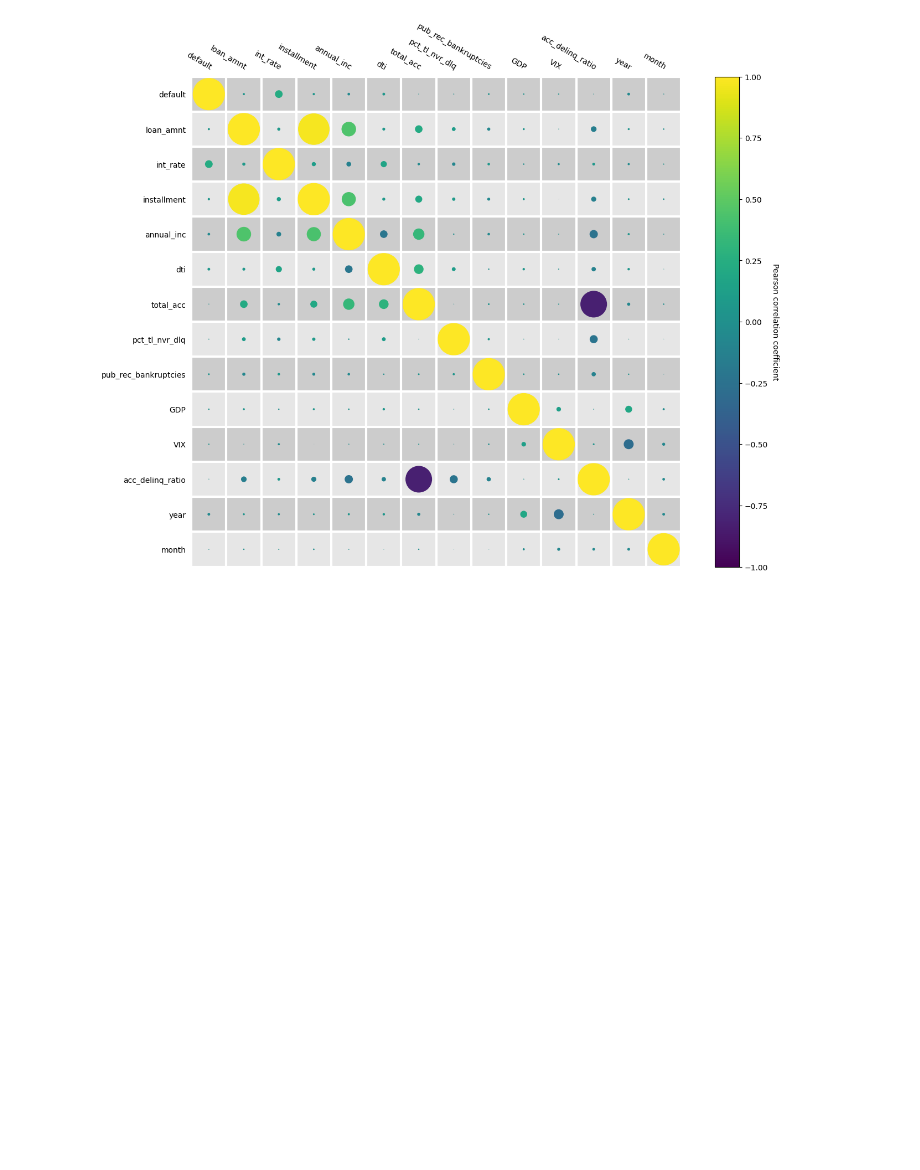
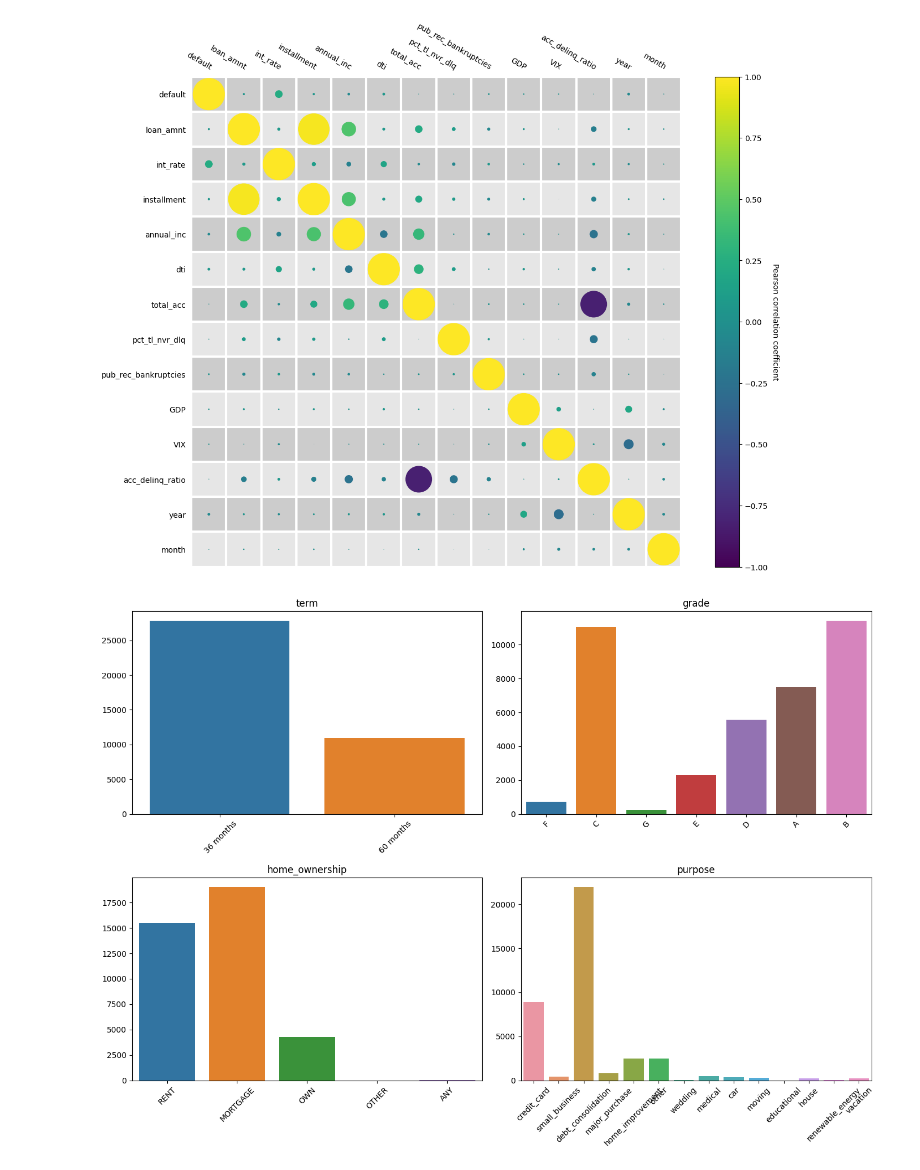
Before and after one commit to AleFax99/Automated_Portfolio_Management_for_P2P_Lending, a Jupyter notebook: PD_Prediction.ipynb, the cells around one changed output. Drawn from its saved outputs; the diff is of its cells as text; code cells hidden in the pictures; blank space fills up the shorter version.

```diff
--- a/PD_Prediction.ipynb
+++ b/PD_Prediction.ipynb
@@ -320,3 +328,21 @@ plot_correlation_heatmap(train_set[numeric_columns], bubble=True, annotate=False
 plt.show()
 # %% [output]
 [figure]
+# %%
+# boxplot of categorical features
+categorical_columns = train_set.select_dtypes(include=['object']).columns
+
+fig, axes = plt.subplots(2, 2, figsize=(14, 10))
+axes = axes.flatten()
+
+for i, col in enumerate(categorical_columns):
+    sns.countplot(x=col, data=train_set, ax=axes[i])
+    axes[i].set_title(col)
+    axes[i].set_ylabel('')
+    axes[i].set_xlabel('')
+    axes[i].tick_params(axis='x', rotation=45)
+
+plt.tight_layout()
+plt.show()
+# %% [output]
+[figure, added]
```
Also changed, not shown: parts of 17 cells of this notebook.
